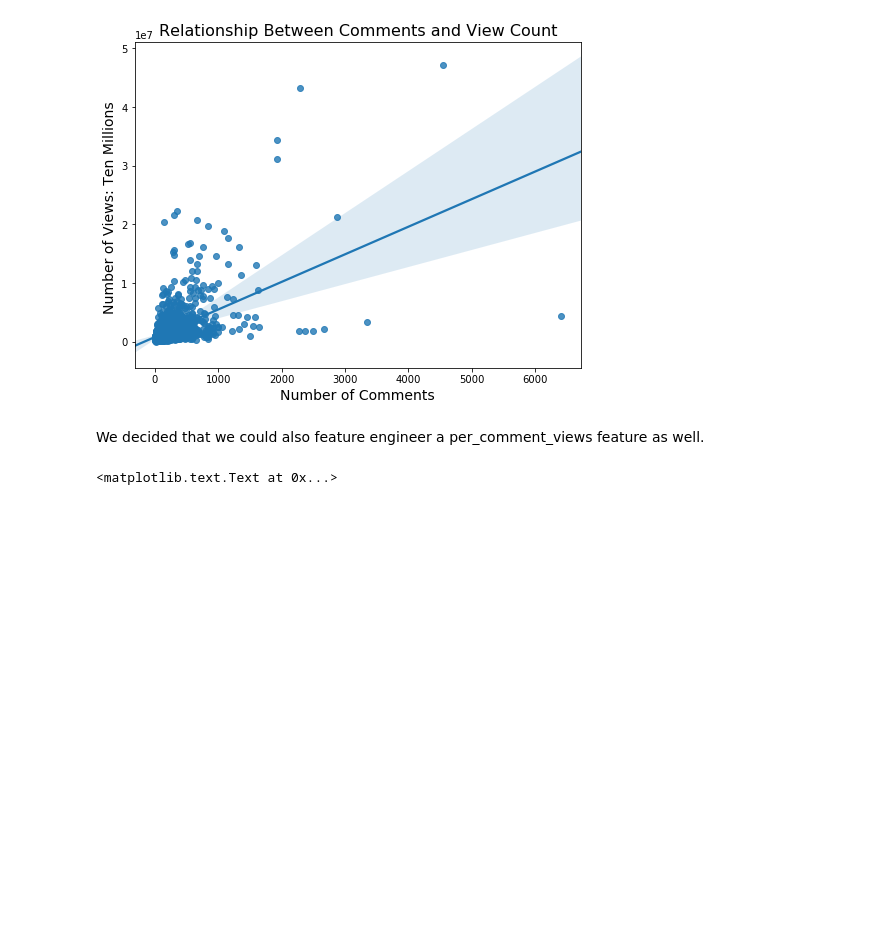
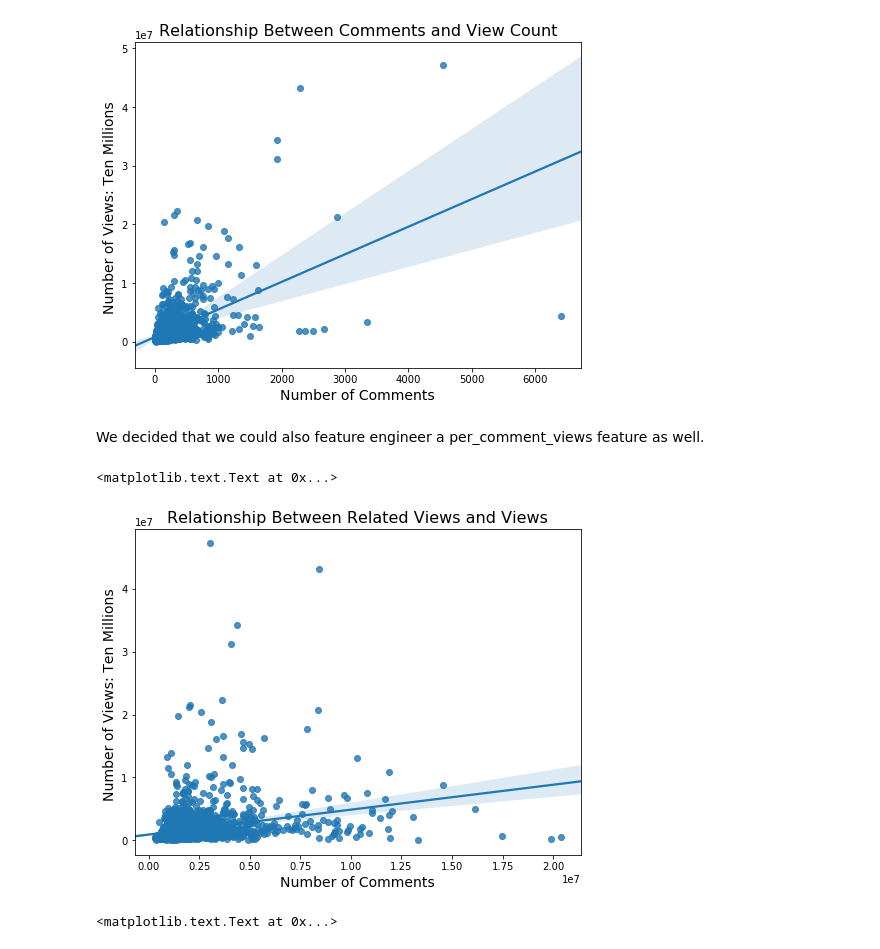
Before and after one commit to TristanMoser/213Project, a Jupyter notebook: TED talk project.ipynb, the cells around one changed output. Drawn from its saved outputs; the diff is of its cells as text; code cells hidden in the pictures; blank space fills up the shorter version.

```diff
--- a/TED talk project.ipynb
+++ b/TED talk project.ipynb
@@ -514,6 +513,16 @@ plt.xlabel("Number of Comments", fontsize = 14)
 [figure]
 # %% [markdown]
 We decided that we could also feature engineer a per_comment_views feature as well.
+# %%
+#Related Views vs. View Counts
+f, ax = plt.subplots(figsize = (8,6))
+sns.regplot(data=data_final,x='related_views',y='views')
+plt.title("Relationship Between Related Views and Views", fontsize = 16)
+plt.ylabel("Number of Views: Ten Millions ", fontsize = 14)
+plt.xlabel("Number of Comments", fontsize = 14)
+# %% [output]
+<matplotlib.text.Text at 0x...>
+[figure, added]
 # %%
 data_final['per_comment_views'] = data_final['views']/data_final['comments']
 # %%
```
Also changed, not shown: parts of 22 cells of this notebook.
